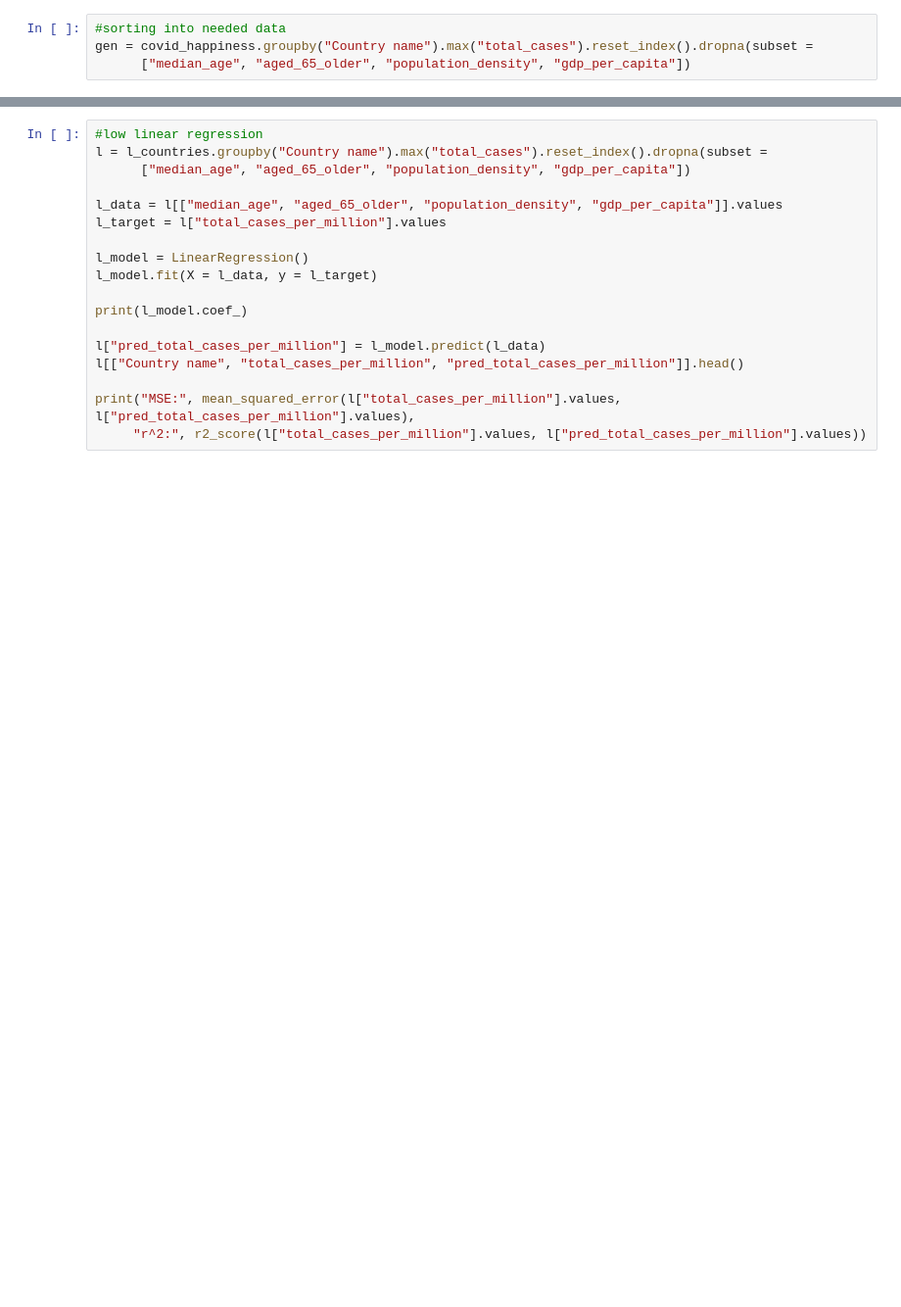
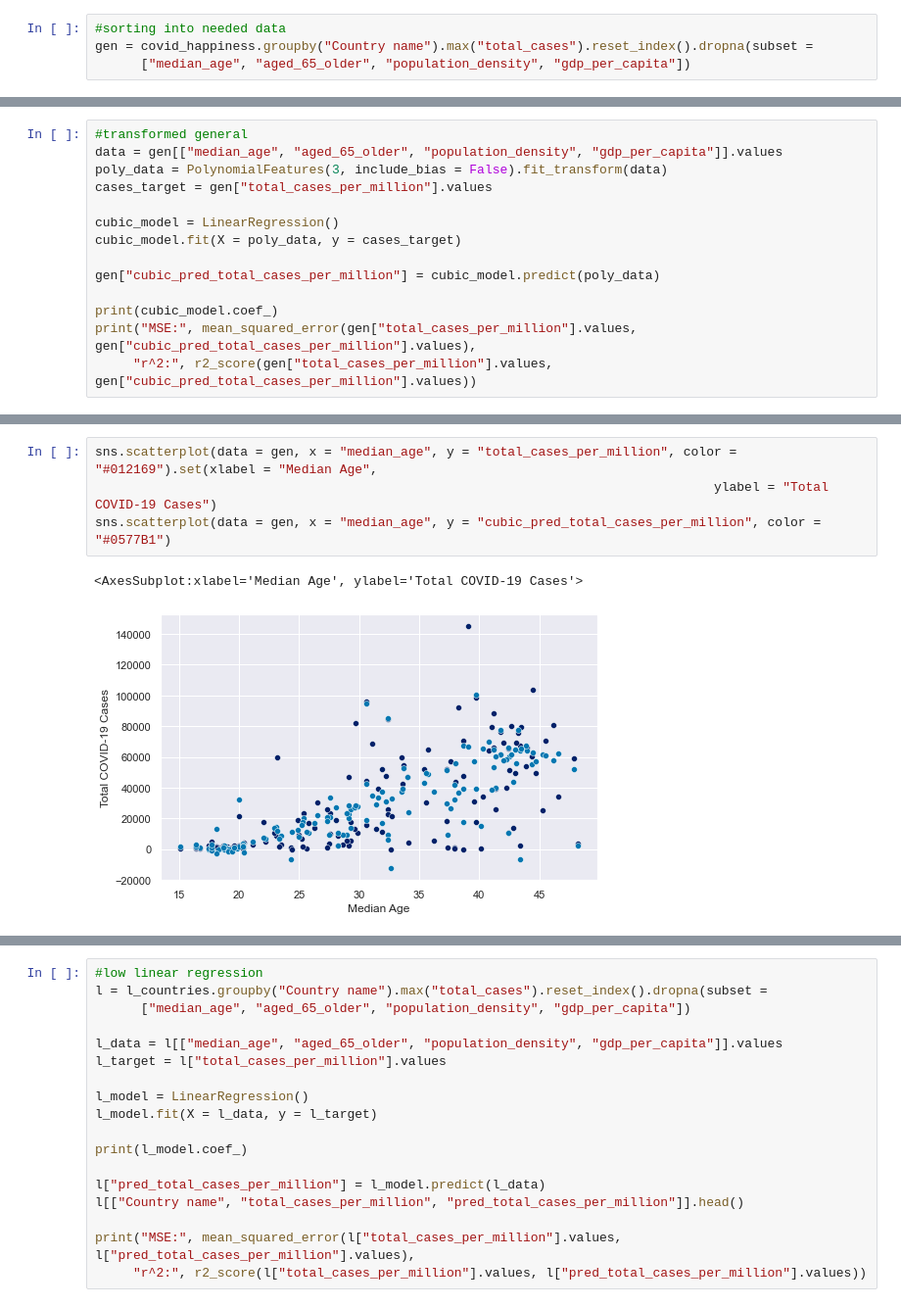
Before and after one commit to amrbedawi/216_Project, a Jupyter notebook: data.ipynb, the cells around one changed output, grey strips where cells are left out. Shown at 98% size. Cells and saved outputs as stored; diff of their text form; blank space fills up the shorter version.

```diff
--- a/data.ipynb
+++ b/data.ipynb
@@ -131,0 +128,14 @@ sns.scatterplot(data = gen, x = "gdp_per_capita", y = "pred_total_cases_per_mill
+# %%
+#transformed general
+data = gen[["median_age", "aged_65_older", "population_density", "gdp_per_capita"]].values
+poly_data = PolynomialFeatures(3, include_bias = False).fit_transform(data)
+cases_target = gen["total_cases_per_million"].values
+
+cubic_model = LinearRegression()
+cubic_model.fit(X = poly_data, y = cases_target)
+
+gen["cubic_pred_total_cases_per_million"] = cubic_model.predict(poly_data)
+
+print(cubic_model.coef_)
+print("MSE:", mean_squared_error(gen["total_cases_per_million"].values, gen["cubic_pred_total_cases_per_million"].values),
+     "r^2:", r2_score(gen["total_cases_per_million"].values, gen["cubic_pred_total_cases_per_million"].values))
@@ -131,0 +153,7 @@ sns.scatterplot(data = gen, x = "gdp_per_capita", y = "pred_total_cases_per_mill
+# %%
+sns.scatterplot(data = gen, x = "median_age", y = "total_cases_per_million", color = "#012169").set(xlabel = "Median Age",
+                                                                                 ylabel = "Total COVID-19 Cases")
+sns.scatterplot(data = gen, x = "median_age", y = "cubic_pred_total_cases_per_million", color = "#0577B1")
+# %% [output]
+<AxesSubplot:xlabel='Median Age', ylabel='Total COVID-19 Cases'>
+[figure, added]
```
Also changed, not shown: parts of 18 cells of this notebook, 3 other files.
